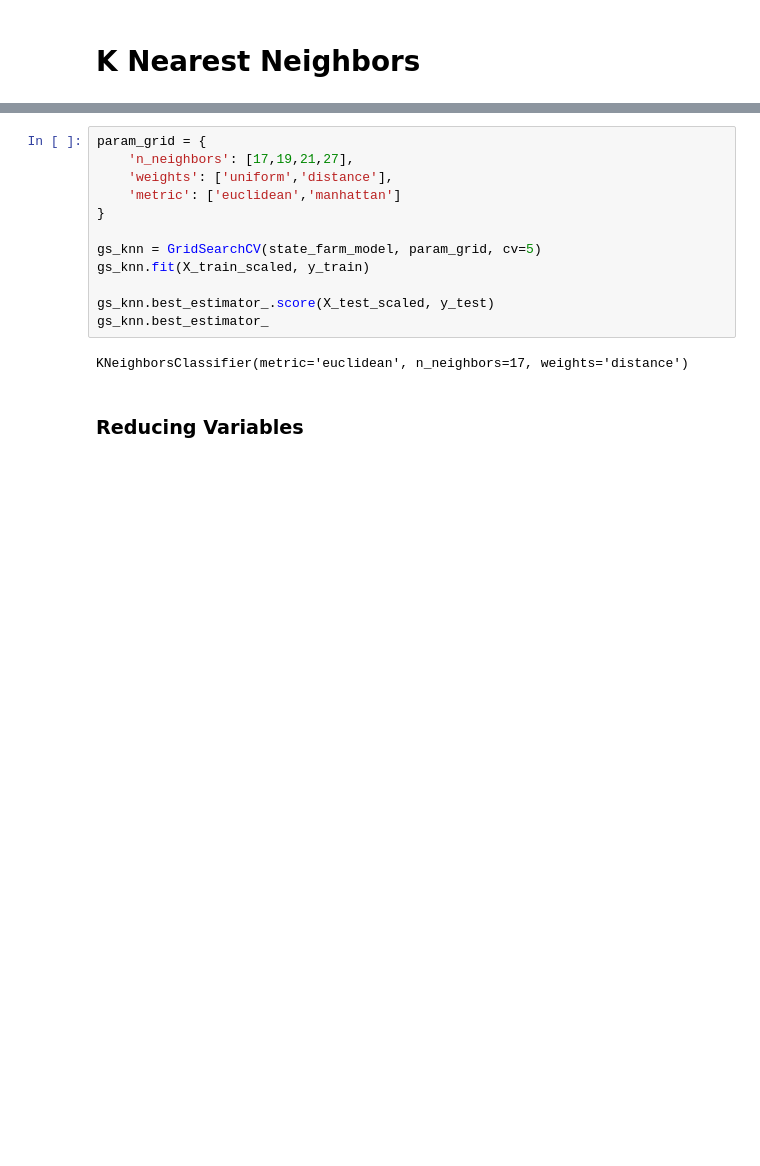
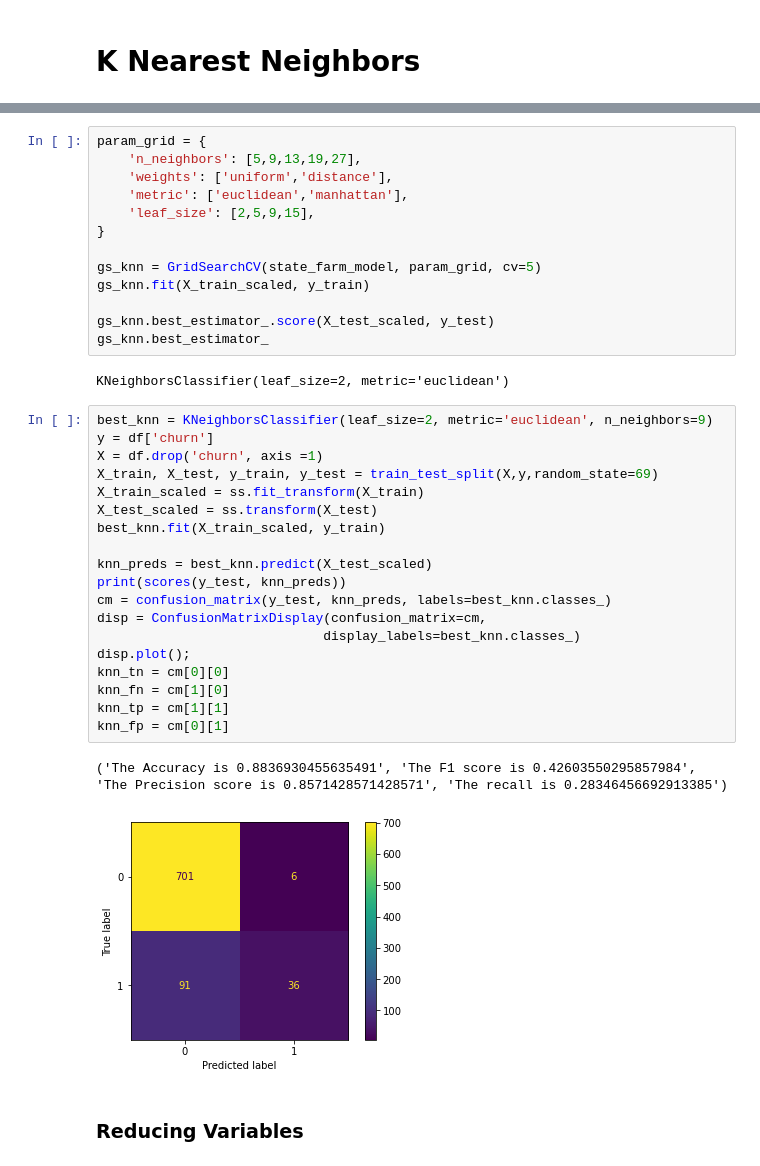
Before and after one commit to Sombrero7/project3, a Jupyter notebook: Data_exploration_and_Model_testing.ipynb, the cells around one changed output, grey strips where cells are left out. Cells and saved outputs as stored; diff of their text form; blank space fills up the shorter version.

```diff
--- a/Data_exploration_and_Model_testing.ipynb
+++ b/Data_exploration_and_Model_testing.ipynb
@@ -289,8 +289,9 @@ f1_score(y_test, y_pred)
 # %%
 param_grid = {
-    'n_neighbors': [17,19,21,27],
+    'n_neighbors': [5,9,13,19,27],
     'weights': ['uniform','distance'],
-    'metric': ['euclidean','manhattan']
+    'metric': ['euclidean','manhattan'],
+    'leaf_size': [2,5,9,15],
 }
 
 gs_knn = GridSearchCV(state_farm_model, param_grid, cv=5)
@@ -299,7 +300,29 @@ gs_knn.fit(X_train_scaled, y_train)
 gs_knn.best_estimator_.score(X_test_scaled, y_test)
 gs_knn.best_estimator_
 # %% [output]
-KNeighborsClassifier(metric='euclidean', n_neighbors=17, weights='distance')
+KNeighborsClassifier(leaf_size=2, metric='euclidean')
+# %%
+best_knn = KNeighborsClassifier(leaf_size=2, metric='euclidean', n_neighbors=9)
+y = df['churn']
+X = df.drop('churn', axis =1)
+X_train, X_test, y_train, y_test = train_test_split(X,y,random_state=69)
+X_train_scaled = ss.fit_transform(X_train)
+X_test_scaled = ss.transform(X_test)
+best_knn.fit(X_train_scaled, y_train)
+
+knn_preds = best_knn.predict(X_test_scaled)
+print(scores(y_test, knn_preds))
+cm = confusion_matrix(y_test, knn_preds, labels=best_knn.classes_)
+disp = ConfusionMatrixDisplay(confusion_matrix=cm,
+                             display_labels=best_knn.classes_)
+disp.plot();
+knn_tn = cm[0][0]
+knn_fn = cm[1][0]
+knn_tp = cm[1][1]
+knn_fp = cm[0][1]
+# %% [output]
+('The Accuracy is 0.8836930455635491', 'The F1 score is 0.42603550295857984', 'The Precision score is 0.8571428571428571', 'The recall is 0.28346456692913385')
+[figure, added]
 # %% [markdown]
 ### Reducing Variables
 # %%
```
Also changed, not shown: parts of 52 cells of this notebook.
